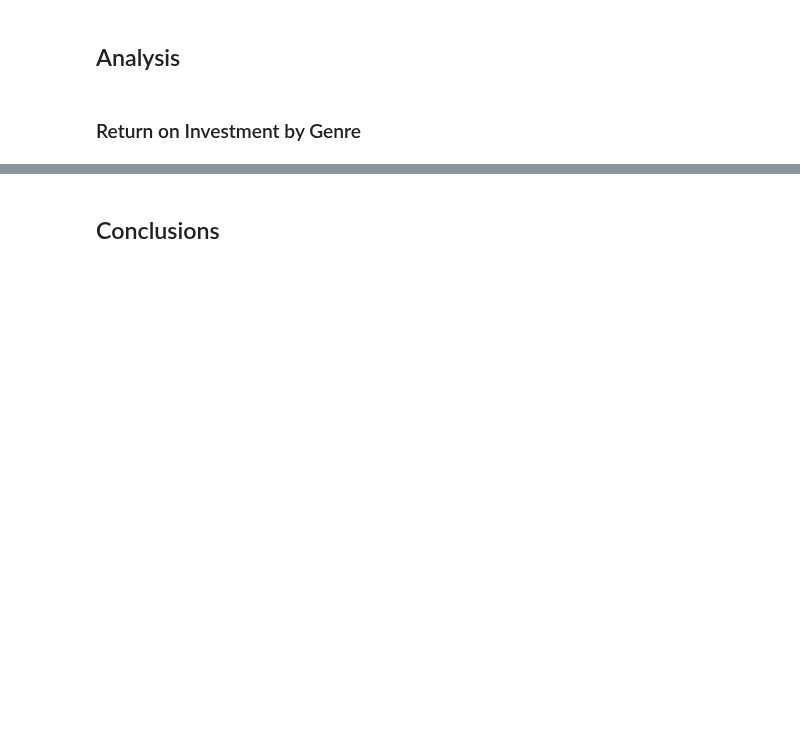
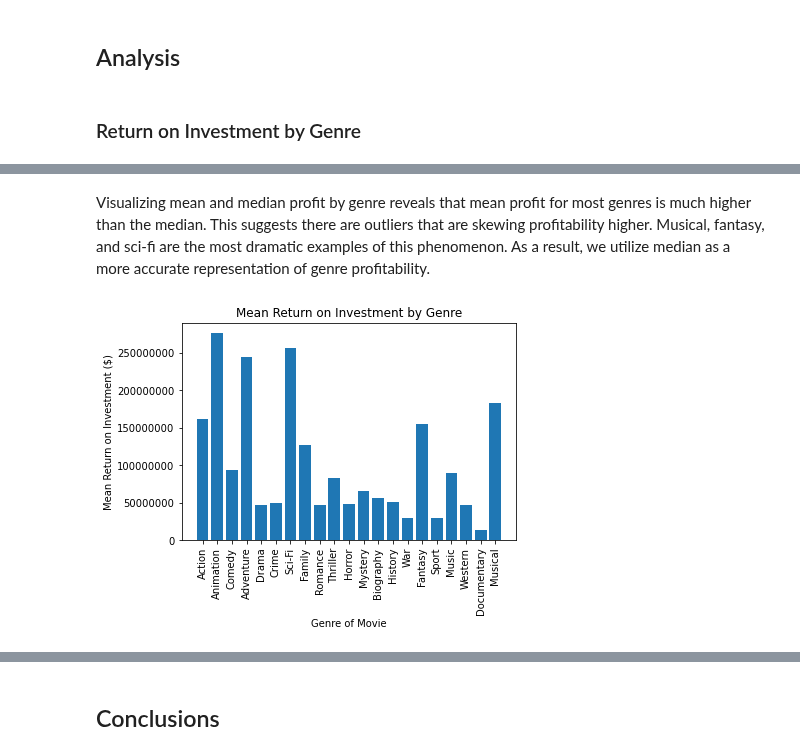
Before and after one commit to ThomasHChapman/p1_project, a Jupyter notebook: main_notebook.ipynb, the cells around one changed output, grey strips where cells are left out. Cells and saved outputs as stored; diff of their text form; code cells hidden in the pictures; blank space fills up the shorter version.

```diff
--- a/main_notebook.ipynb
+++ b/main_notebook.ipynb
@@ -216,2 +231,6 @@ imdbq_result
 # %% [markdown]
 ### Merging Datasets
+# %%
+# inner merge imdb data with tmdb budget data on movie name & year
+
+imdb_inner = imdbq_df.merge(df_budget, how='inner', left_on=['primary_title', 'start_year'], right_on=['movie', 'release_year'])
@@ -219,0 +252,2 @@ imdbq_result
+# %%
+imdb_inner['return_on_investment'] = imdb_inner['worldwide_gross'] - imdb_inner['production_budget']
@@ -225,0 +271,13 @@ imdbq_result
+# %%
+# find genre count for each record that includes profit information.
+
+profit_count = {}
+
+for movie in imdb_inner['genres']:
+    for genre in movie:
+        if genre in profit_count.keys():
+            profit_count[genre] +=1
+        else:
+            profit_count[genre] = 1
+
+profit_count
@@ -225,0 +302,15 @@ imdbq_result
+# %%
+# create dictionary with genres as keys and mean profit as values.
+
+cumulative_profit = []
+genres = list(profit_count.keys())
+
+
+for genre in profit_count:
+    profit = imdb_inner.loc[imdb_inner['genres'].astype(str).str.contains(genre), 'return_on_investment']
+    profit = profit.cumsum().iloc[-1]
+    average_profit = round(profit / profit_count[genre], 2)
+    cumulative_profit.append(average_profit)
+
+genre_profits = dict(zip(genres, cumulative_profit))
+genre_profits
@@ -225,0 +368,12 @@ imdbq_result
+# %% [markdown]
+Visualizing mean and median profit by genre reveals that mean profit for most genres is much higher than the median. This suggests there are outliers that are skewing profitability higher. Musical, fantasy, and sci-fi are the most dramatic examples of this phenomenon. As a result, we utilize median as a more accurate representation of genre profitability.
+# %%
+avg_profit, ax = plt.subplots()
+ax.bar(x = list(genre_profits.keys()), height = list(genre_profits.values()));
+ax.tick_params(axis='x', labelrotation = 90);
+ax.ticklabel_format(axis='y',style='plain')
+ax.set_ylabel('Mean Return on Investment ($)');
+ax.set_xlabel('Genre of Movie');
+ax.set_title('Mean Return on Investment by Genre');
+# %% [output]
+[figure, added]
```
Also changed, not shown: parts of 53 cells of this notebook, 3 other files.
